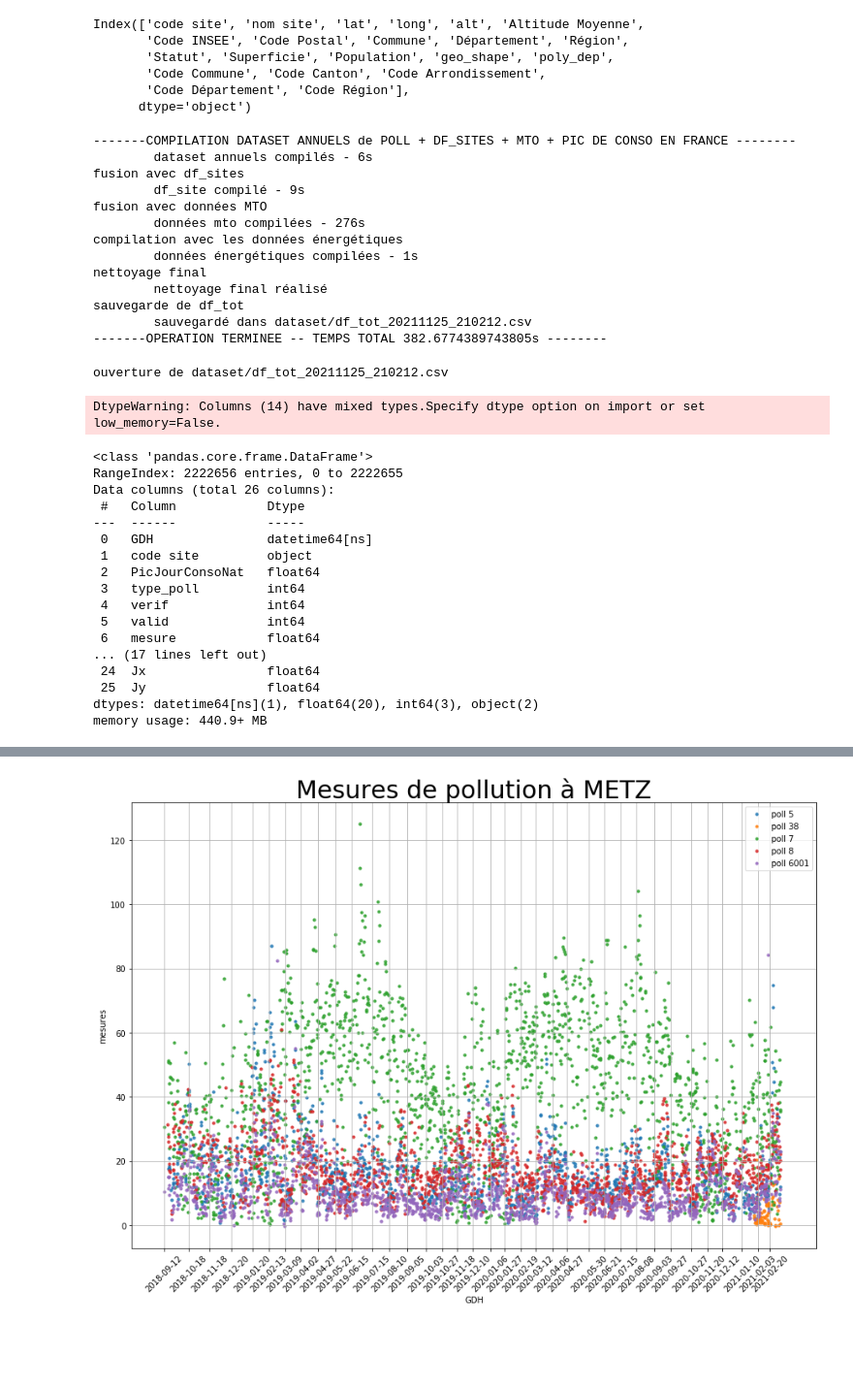
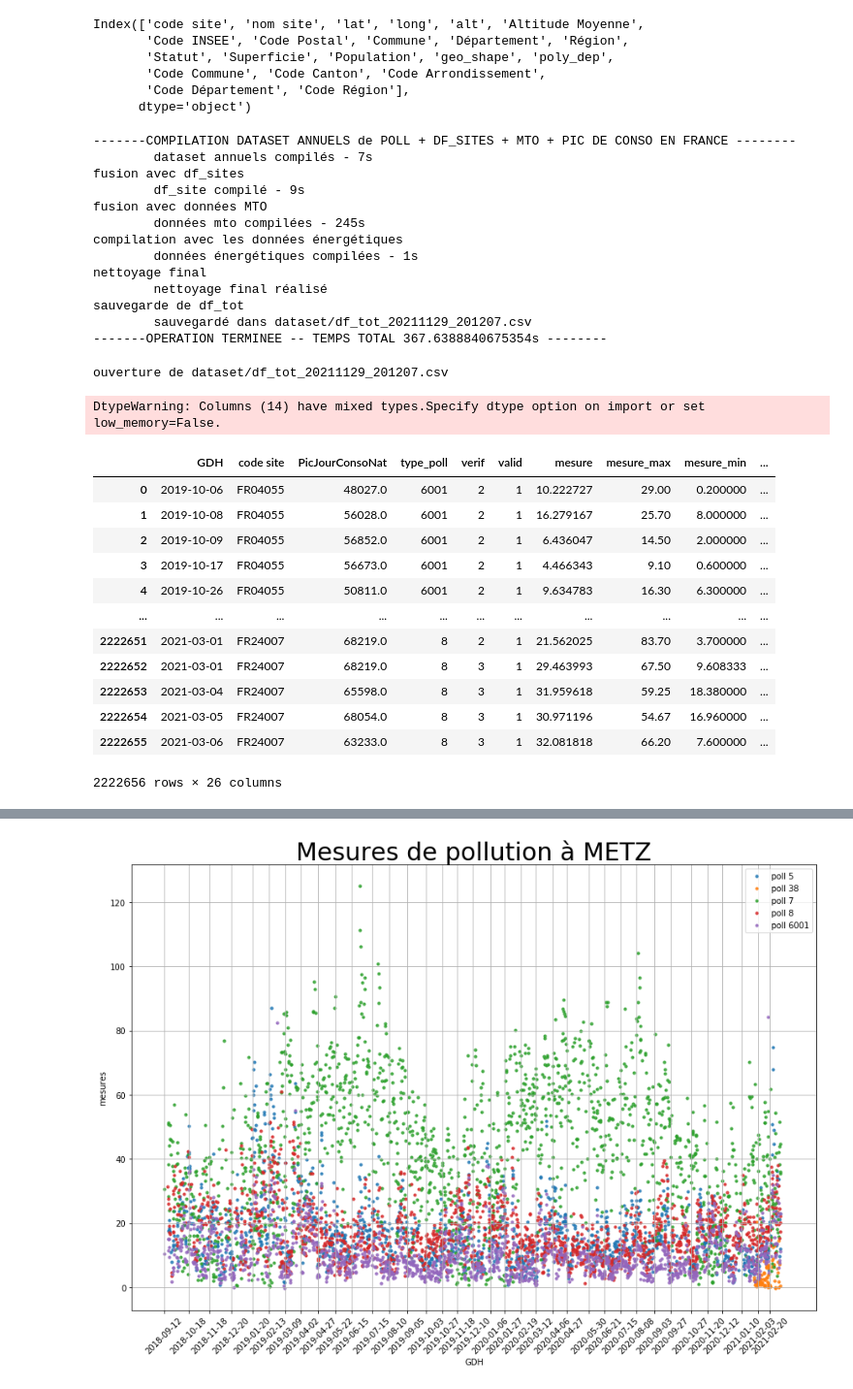
Before and after one commit to jbSarda/SD701, a Jupyter notebook: 00-IMPORT.ipynb, the cells around one changed output, grey strips where cells are left out. Shown at 97% size. Drawn from its saved outputs; the diff is of its cells as text; code cells hidden in the pictures; blank space fills up the shorter version.

```diff
--- a/00-IMPORT.ipynb
+++ b/00-IMPORT.ipynb
@@ -487,7 +488,7 @@ def compil():
         start = list(a['GDH'])[0]
         end = list(a['GDH'])[-1]
         newindex = pd.date_range(start=start, end=end, freq='D')
-        b = Daily(Point(a['lat'].iloc[0],a['long'].iloc[0] ,192), start, end).fetch()
+        b = Daily(Point(a['lat'].iloc[0],a['long'].iloc[0] ,a['alt'].iloc[0]), start, end).fetch()
         dataset.append(pd.merge(a,b,left_on='GDH',right_on=b.index,how='left'))
         compteur += 1
     df_tot = pd.concat(dataset)
@@ -531,45 +532,41 @@ def compil():
 df_tot = compil()
 # %% [output]
 -------COMPILATION DATASET ANNUELS de POLL + DF_SITES + MTO + PIC DE CONSO EN FRANCE --------
-        dataset annuels compilés - 6s
+        dataset annuels compilés - 7s
 fusion avec df_sites
         df_site compilé - 9s
 fusion avec données MTO
-        données mto compilées - 276s
+        données mto compilées - 245s
 compilation avec les données énergétiques
         données énergétiques compilées - 1s
 nettoyage final
         nettoyage final réalisé
 sauvegarde de df_tot
-        sauvegardé dans dataset/df_tot_20211125_210212.csv
--------OPERATION TERMINEE -- TEMPS TOTAL 382.6774389743805s --------
+        sauvegardé dans dataset/df_tot_20211129_201207.csv
+-------OPERATION TERMINEE -- TEMPS TOTAL 367.6388840675354s --------
 # %%
 # ouverture du dernier df_tot
 
 fic = 'dataset/' + "_".join(sorted([f.split("_") for f in listdir('dataset') if f.split("_")[1]=='tot'],
                                     key=itemgetter(2,3))[-1])
 print('ouverture de %s\n' % fic )
 df_tot = pd.read_csv(fic)
 df_tot.drop(df_tot.columns[0], axis = 1, inplace = True)
 df_tot['GDH'] = pd.to_datetime(df_tot['GDH'])
-df_tot.info()
+df_tot
 # %% [output]
-ouverture de dataset/df_tot_20211125_210212.csv
+ouverture de dataset/df_tot_20211129_201207.csv
 DtypeWarning: Columns (14) have mixed types.Specify dtype option on import or set low_memory=False.
+|  | GDH | code site | PicJourConsoNat | type_poll | verif | valid | mesure | mesure_max | mesure_min | ... |
+| 0 | 2019-10-06 | FR04055 | 48027.0 | 6001 | 2 | 1 | 10.222727 | 29.00 | 0.200000 | ... |
+| 1 | 2019-10-08 | FR04055 | 56028.0 | 6001 | 2 | 1 | 16.279167 | 25.70 | 8.000000 | ... |
+| 2 | 2019-10-09 | FR04055 | 56852.0 | 6001 | 2 | 1 | 6.436047 | 14.50 | 2.000000 | ... |
+| 3 | 2019-10-17 | FR04055 | 56673.0 | 6001 | 2 | 1 | 4.466343 | 9.10 | 0.600000 | ... |
+| 4 | 2019-10-26 | FR04055 | 50811.0 | 6001 | 2 | 1 | 9.634783 | 16.30 | 6.300000 | ... |
+| ... | ... | ... | ... | ... | ... | ... | ... | ... | ... | ... |
+| 2222651 | 2021-03-01 | FR24007 | 68219.0 | 8 | 2 | 1 | 21.562025 | 83.70 | 3.700000 | ... |
+| 2222652 | 2021-03-01 | FR24007 | 68219.0 | 8 | 3 | 1 | 29.463993 | 67.50 | 9.608333 | ... |
+| 2222653 | 2021-03-04 | FR24007 | 65598.0 | 8 | 3 | 1 | 31.959618 | 59.25 | 18.380000 | ... |
+| 2222654 | 2021-03-05 | FR24007 | 68054.0 | 8 | 3 | 1 | 30.971196 | 54.67 | 16.960000 | ... |
+| 2222655 | 2021-03-06 | FR24007 | 63233.0 | 8 | 3 | 1 | 32.081818 | 66.20 | 7.600000 | ... |
-<class 'pandas.core.frame.DataFrame'>
-RangeIndex: 2222656 entries, 0 to 2222655
-Data columns (total 26 columns):
- #   Column            Dtype
----  ------            -----
- 0   GDH               datetime64[ns]
- 1   code site         object
- 2   PicJourConsoNat   float64
- 3   type_poll         int64
- 4   verif             int64
- 5   valid             int64
- 6   mesure            float64
-... (17 lines left out)
- 24  Jx                float64
- 25  Jy                float64
-dtypes: datetime64[ns](1), float64(20), int64(3), object(2)
-memory usage: 440.9+ MB
+2222656 rows × 26 columns
```
Also changed, not shown: parts of 4 cells of this notebook, 2 other files.
